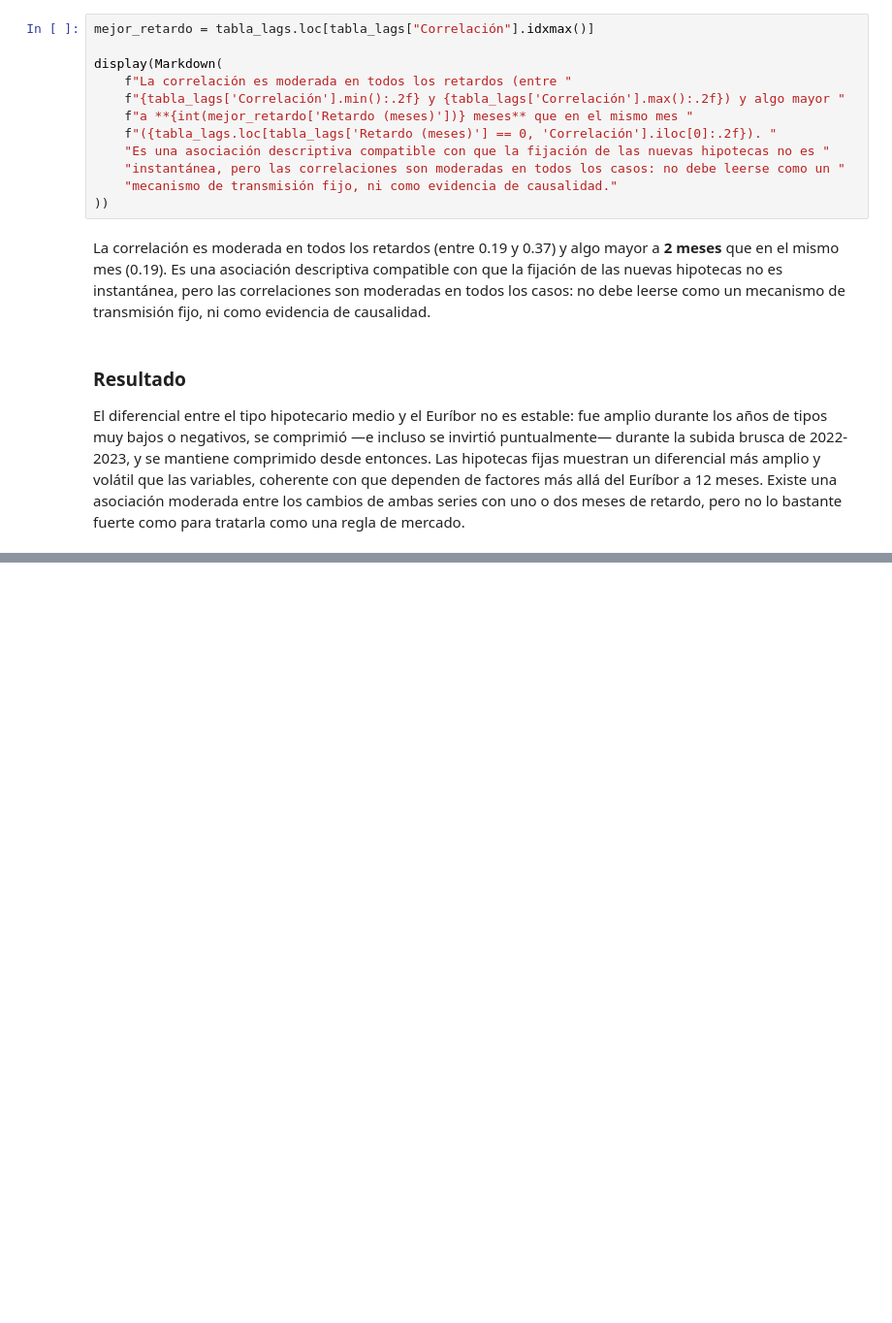
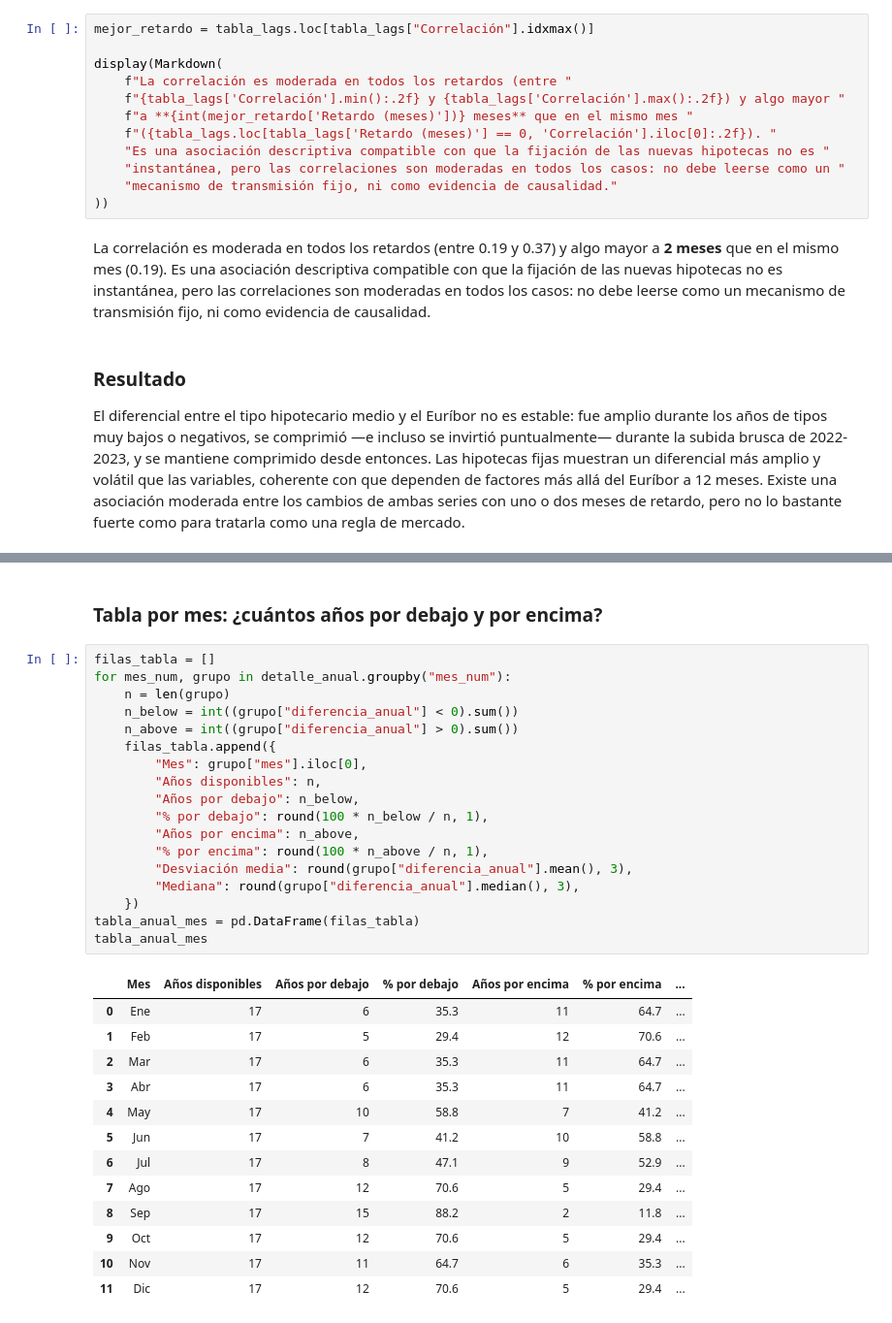
Before and after one commit to JorgeBaGa/hipotecas-estacionalidad-espana, a Jupyter notebook: notebooks/hipotecas_analysis.ipynb, the cells around one changed output, grey strips where cells are left out. Shown at 97% size. Cells and saved outputs as stored; diff of their text form; blank space fills up the shorter version.

```diff
--- a/notebooks/hipotecas_analysis.ipynb
+++ b/notebooks/hipotecas_analysis.ipynb
@@ -974,0 +1053,34 @@ pero no lo bastante fuerte como para tratarla como una regla de mercado.
+# %% [markdown]
+### Tabla por mes: ¿cuántos años por debajo y por encima?
+# %%
+filas_tabla = []
+for mes_num, grupo in detalle_anual.groupby("mes_num"):
+    n = len(grupo)
+    n_below = int((grupo["diferencia_anual"] < 0).sum())
+    n_above = int((grupo["diferencia_anual"] > 0).sum())
+    filas_tabla.append({
+        "Mes": grupo["mes"].iloc[0],
+        "Años disponibles": n,
+        "Años por debajo": n_below,
+        "% por debajo": round(100 * n_below / n, 1),
+        "Años por encima": n_above,
+        "% por encima": round(100 * n_above / n, 1),
+        "Desviación media": round(grupo["diferencia_anual"].mean(), 3),
+        "Mediana": round(grupo["diferencia_anual"].median(), 3),
+    })
+tabla_anual_mes = pd.DataFrame(filas_tabla)
+tabla_anual_mes
+# %% [output]
+|  | Mes | Años disponibles | Años por debajo | % por debajo | Años por encima | % por encima | ... |
+| 0 | Ene | 17 | 6 | 35.3 | 11 | 64.7 | ... |
+| 1 | Feb | 17 | 5 | 29.4 | 12 | 70.6 | ... |
+| 2 | Mar | 17 | 6 | 35.3 | 11 | 64.7 | ... |
+| 3 | Abr | 17 | 6 | 35.3 | 11 | 64.7 | ... |
+| 4 | May | 17 | 10 | 58.8 | 7 | 41.2 | ... |
+| 5 | Jun | 17 | 7 | 41.2 | 10 | 58.8 | ... |
+| 6 | Jul | 17 | 8 | 47.1 | 9 | 52.9 | ... |
+| 7 | Ago | 17 | 12 | 70.6 | 5 | 29.4 | ... |
+| 8 | Sep | 17 | 15 | 88.2 | 2 | 11.8 | ... |
+| 9 | Oct | 17 | 12 | 70.6 | 5 | 29.4 | ... |
+| 10 | Nov | 17 | 11 | 64.7 | 6 | 35.3 | ... |
+| 11 | Dic | 17 | 12 | 70.6 | 5 | 29.4 | ... |
```
Also changed, not shown: parts of 10 cells of this notebook, 3 other files.
